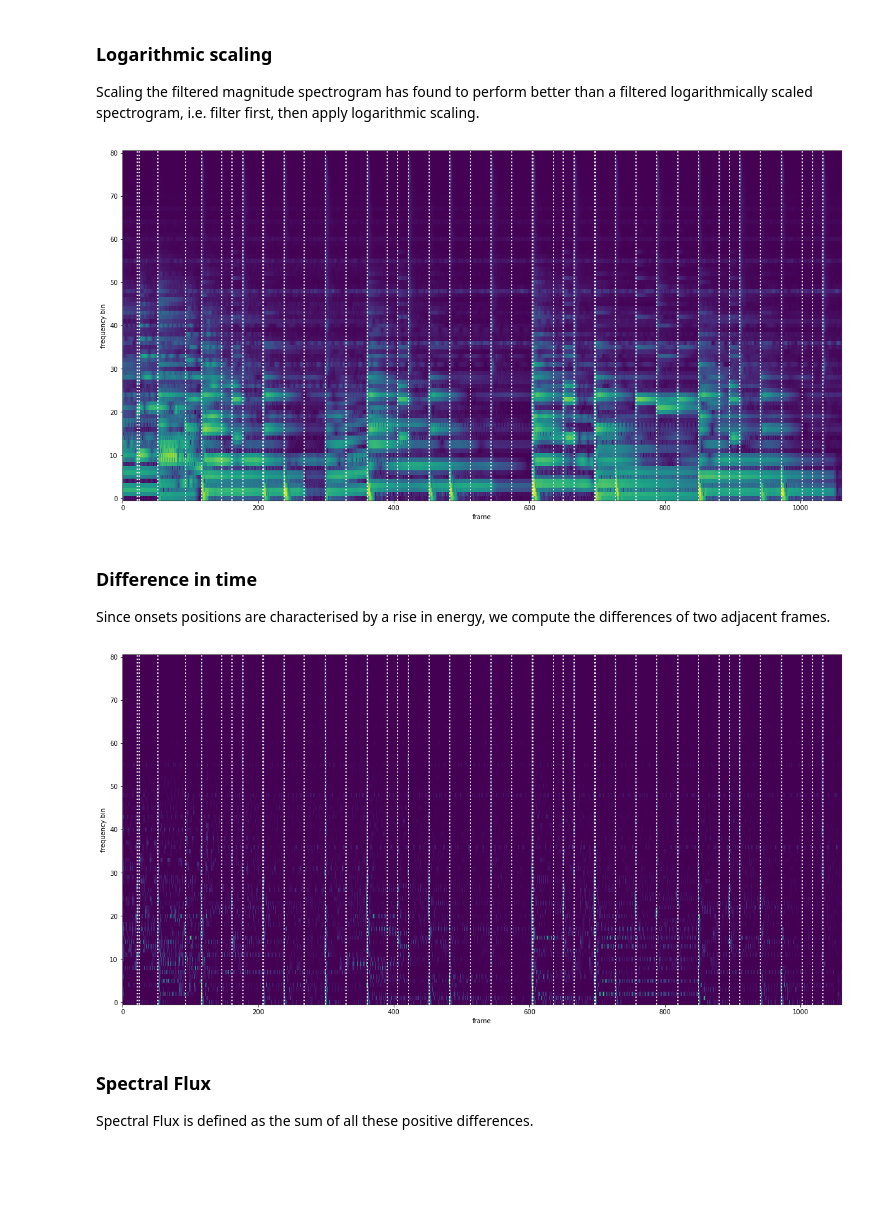
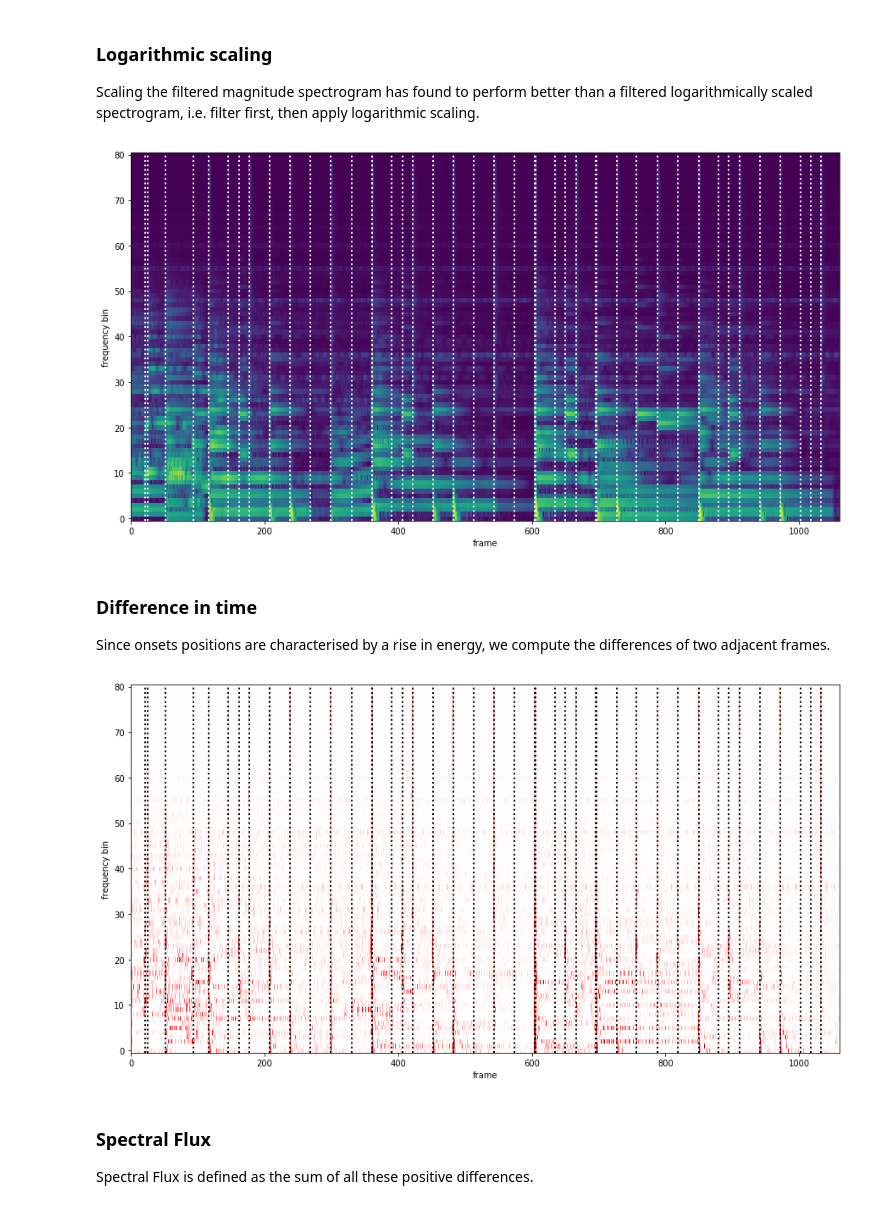
Before and after one commit to slychief/ismir2018_tutorial, a Jupyter notebook: Part_3a_Onset_Detection.ipynb, the cells around one changed output. Cells and saved outputs as stored; diff of their text form; code cells hidden in the pictures; blank space fills up the shorter version.

Commit message:
updated links and figures

```diff
--- a/Part_3a_Onset_Detection.ipynb
+++ b/Part_3a_Onset_Detection.ipynb
@@ -15,7 +14,7 @@ import os
 # %%
 import matplotlib.pyplot as plt
 %matplotlib inline
-plt.rcParams['figure.figsize'] = (20, 10)
+plt.rcParams['figure.figsize'] = (15, 8)
 # %%
 FPS = 100
 # %% [markdown]
@@ -96,21 +101,21 @@ plt.ylabel('frequency bin')
 for ann in annotations:
     plt.axvline(x=ann * FPS, color='w', linestyle=':', linewidth=2)
 # %% [output]
-[figure, old version]
+[figure, new version]
 # %% [markdown]
 ### Difference in time
 
 Since onsets positions are characterised by a rise in energy, we compute the differences of two adjacent frames.
 # %%
-log_filt_spec_flux = madmom.audio.SpectrogramDifference(log_filt_spec, positive_diffs=True)
+log_filt_spec_diff = madmom.audio.SpectrogramDifference(log_filt_spec)
 # %%
-plt.imshow(log_filt_spec_flux.T, origin='lower', aspect='auto')
+plt.imshow(log_filt_spec_diff.T, origin='lower', aspect='auto', cmap='seismic', vmin=-1, vmax=1)
 plt.xlabel('frame')
 plt.ylabel('frequency bin')
 for ann in annotations:
-    plt.axvline(x=ann * FPS, color='w', linestyle=':', linewidth=2)
+    plt.axvline(x=ann * FPS, color='k', linestyle=':', linewidth=2)
 # %% [output]
-[figure, old version]
+[figure, new version]
 # %% [markdown]
 ### Spectral Flux
 
```
Also changed, not shown: parts of 10 cells of this notebook, 1 other file.
